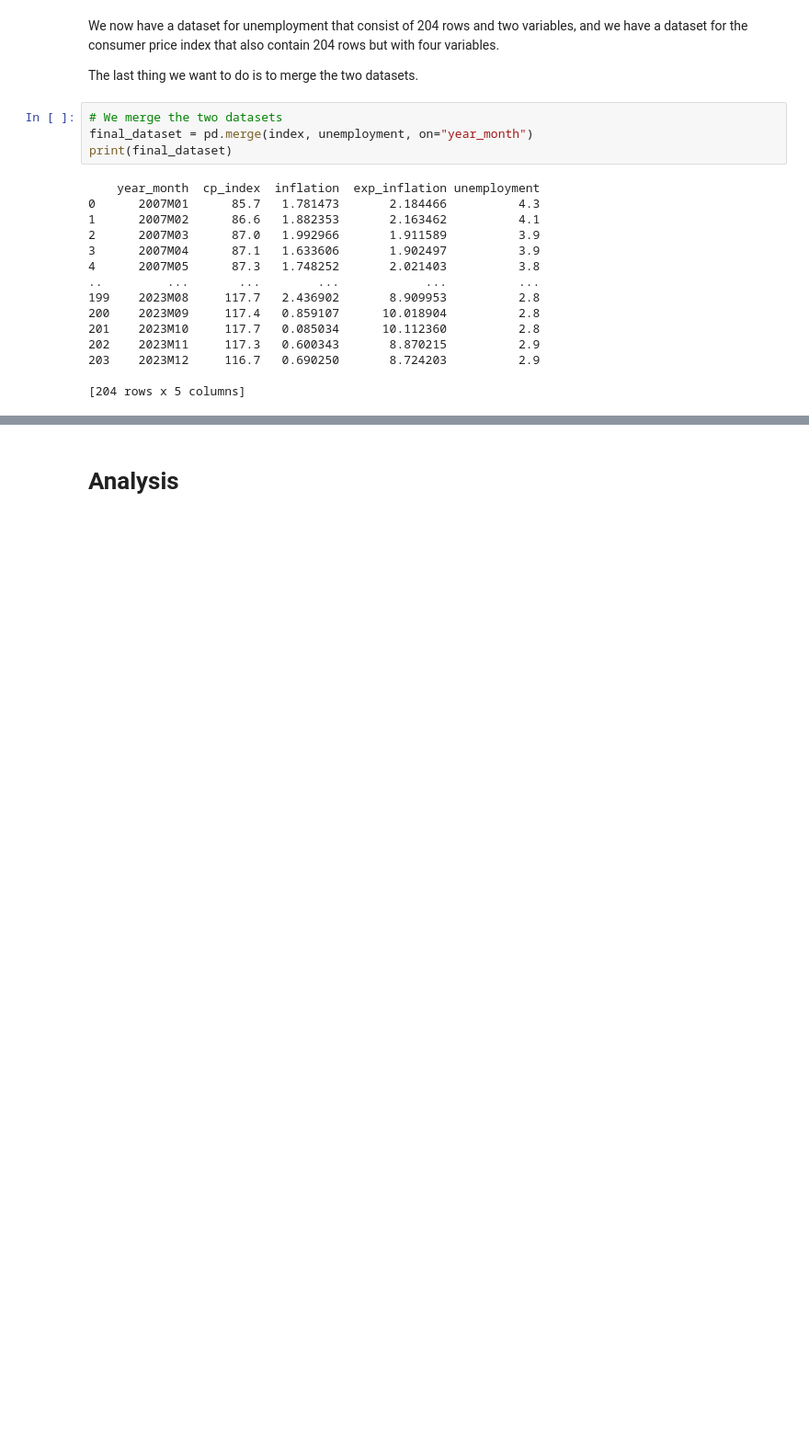
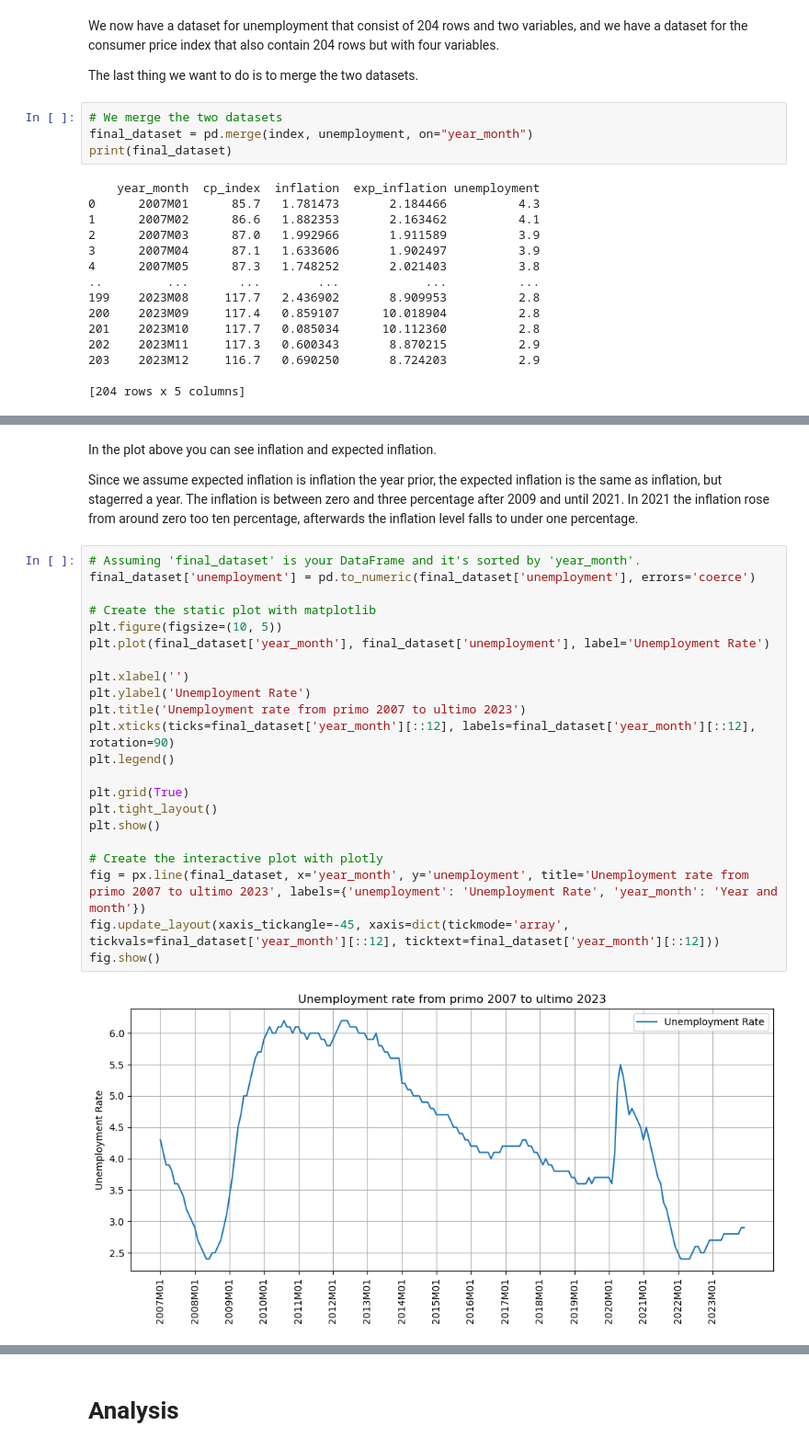
Before and after one commit to NumEconCopenhagen/projects-2024-simon-katrine, a Jupyter notebook: dataproject/dataproject.ipynb, the cells around one changed output, grey strips where cells are left out. Shown at 92% size. Saved outputs shown, nothing was run; the diff lists cells and outputs as text; blank space fills up the shorter version.

```diff
--- a/dataproject/dataproject.ipynb
+++ b/dataproject/dataproject.ipynb
@@ -360,0 +360,28 @@ Make sure that your resulting data sets have the correct number of rows and colu
+# %% [markdown]
+In the plot above you can see inflation and expected inflation.
+
+Since we assume expected inflation is inflation the year prior, the expected inflation is the same as inflation, but stagerred a year. The inflation is between zero and three percentage after 2009 and until 2021. In 2021 the inflation rose from around zero too ten percentage, afterwards the inflation level falls to under one percentage.
+# %%
+# Assuming 'final_dataset' is your DataFrame and it's sorted by 'year_month'.
+final_dataset['unemployment'] = pd.to_numeric(final_dataset['unemployment'], errors='coerce')
+
+# Create the static plot with matplotlib
+plt.figure(figsize=(10, 5))
+plt.plot(final_dataset['year_month'], final_dataset['unemployment'], label='Unemployment Rate')
+
+plt.xlabel('')
+plt.ylabel('Unemployment Rate')
+plt.title('Unemployment rate from primo 2007 to ultimo 2023')
+plt.xticks(ticks=final_dataset['year_month'][::12], labels=final_dataset['year_month'][::12], rotation=90)
+plt.legend()
+
+plt.grid(True)
+plt.tight_layout()
+plt.show()
+
+# Create the interactive plot with plotly
+fig = px.line(final_dataset, x='year_month', y='unemployment', title='Unemployment rate from primo 2007 to ultimo 2023', labels={'unemployment': 'Unemployment Rate', 'year_month': 'Year and month'})
+fig.update_layout(xaxis_tickangle=-45, xaxis=dict(tickmode='array', tickvals=final_dataset['year_month'][::12], ticktext=final_dataset['year_month'][::12]))
+fig.show()
+# %% [output]
+[figure, added]
```
Also changed, not shown: parts of 28 cells of this notebook.
